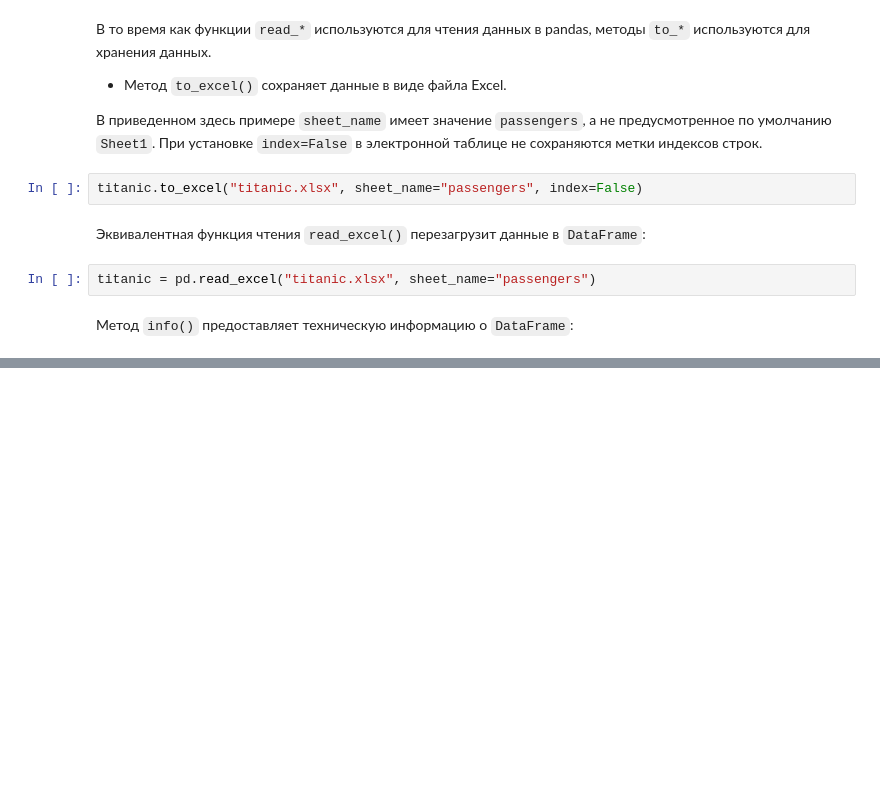
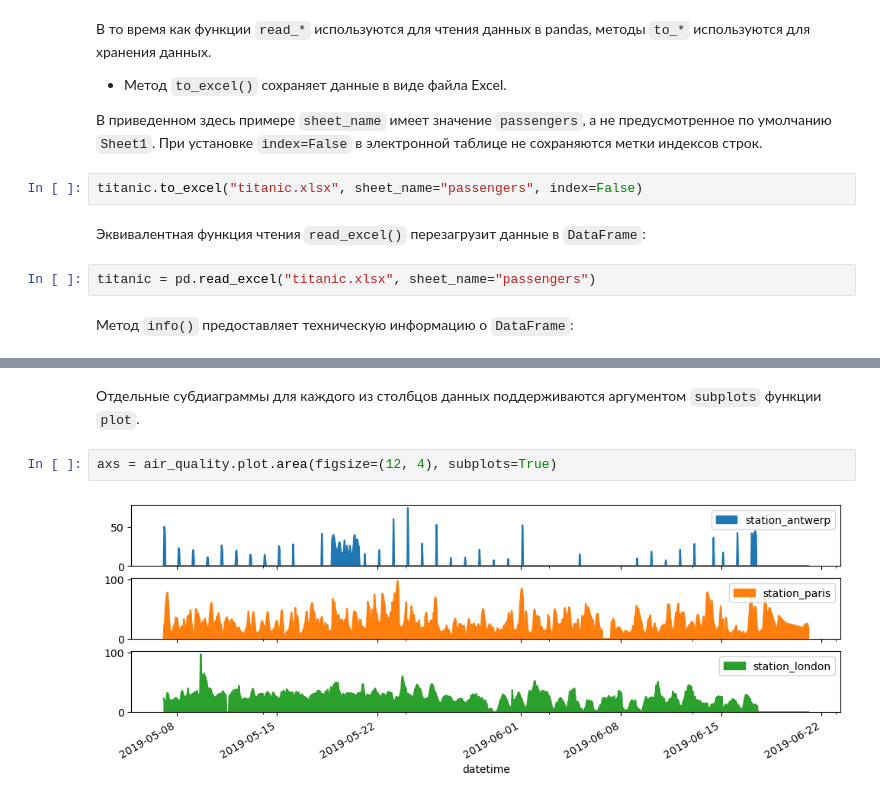
Before and after one commit to VChuzlov/Python_for_CE, a Jupyter notebook: ЛК/ЛК-5-Введение в библиотеку Pandas/Lec-05-Introduction to Pandas.ipynb, the cells around one changed output, grey strips where cells are left out. Drawn from its saved outputs; the diff is of its cells as text; blank space fills up the shorter version.

```diff
--- a/ЛК/ЛК-5-Введение в библиотеку Pandas/Lec-05-Introduction to Pandas.ipynb
+++ b/ЛК/ЛК-5-Введение в библиотеку Pandas/Lec-05-Introduction to Pandas.ipynb
@@ -724,0 +1018,6 @@ memory usage: 83.7+ KB
+# %% [markdown]
+Отдельные субдиаграммы для каждого из столбцов данных поддерживаются аргументом `subplots` функции `plot`.
+# %%
+axs = air_quality.plot.area(figsize=(12, 4), subplots=True)
+# %% [output]
+[figure, added]
```
Also changed, not shown: parts of 81 cells of this notebook, 7 other files.
